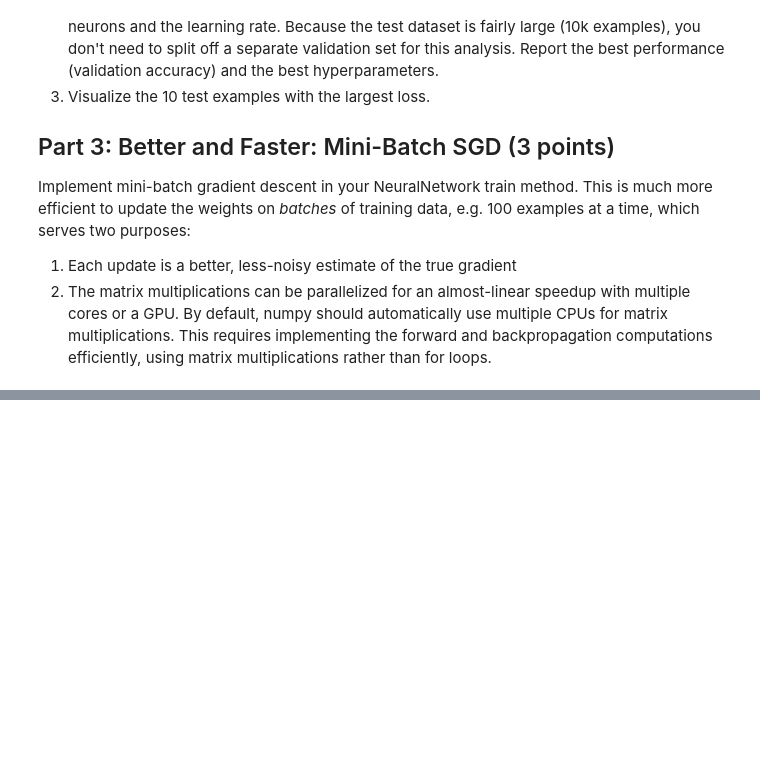
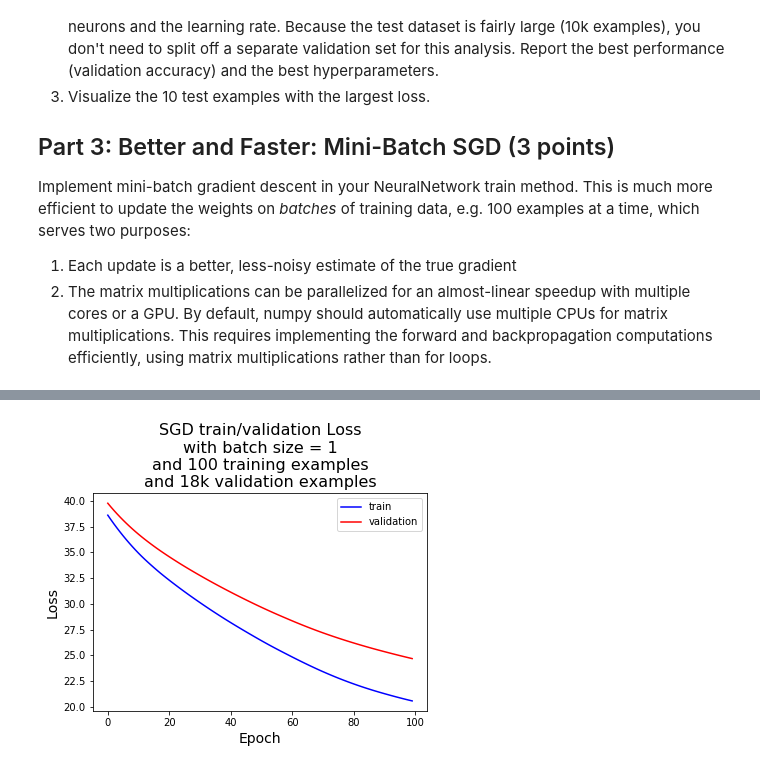
Before and after one commit to smc395/ics635_machine_learning, a Jupyter notebook: neural_network/HW4_Neural_Network.ipynb, the cells around one changed output, grey strips where cells are left out. Drawn from its saved outputs; the diff is of its cells as text; code cells hidden in the pictures; blank space fills up the shorter version.

Commit message:
Completed HW4 Notebook and updated train method. Train() crafted with the assistance of a classmate

```diff
--- a/neural_network/HW4_Neural_Network.ipynb
+++ b/neural_network/HW4_Neural_Network.ipynb
@@ -191,0 +389,33 @@ Downloaded t10k-labels-idx1-ubyte.gz to ./
+# %%
+#create validation set of data from train_images and train_labels
+val_images = train_images[0:18000,:].copy() #this is 30% of the training images
+val_labels = train_labels[0:18000,:].copy() #this is 30% of the training labels
+train_images_split = train_images[18000:,:].copy()
+train_labels_split = train_labels[18000:,:].copy()
+# %%
+#Train neural network
+input_neurons = train_images.shape[1] # 784
+hidden_neurons = 20
+output_neurons = 10
+
+#hyperparameters
+max_epoch = 100
+learning_rate = 0.00001
+batch_size = 1
+
+mnistNN = NeuralNetwork(input_neurons, hidden_neurons, output_neurons) #10 for outputs because the labels are vector of 10
+history = mnistNN.train(train_images_split[0:100], train_labels_split[0:100], lr=learning_rate, max_epochs=max_epoch, x_val=val_images, y_val=val_labels, batch_size=batch_size)
+# %%
+x = range(0, max_epoch)
+y = history['loss']
+z = history['loss_val']
+plt.plot(x, y, 'b', label='train')
+plt.plot(x, z, 'r', label='validation')
+plt.xlabel('Epoch', fontsize=14)
+plt.ylabel('Loss', fontsize=14)
+plt.title('SGD train/validation Loss\nwith batch size = 1\nand 100 training examples\nand 18k validation examples', fontsize=16)
+
+plt.legend()
+plt.show()
+# %% [output]
+[figure, added]
```
Also changed, not shown: parts of 12 cells of this notebook, 1 other file.
